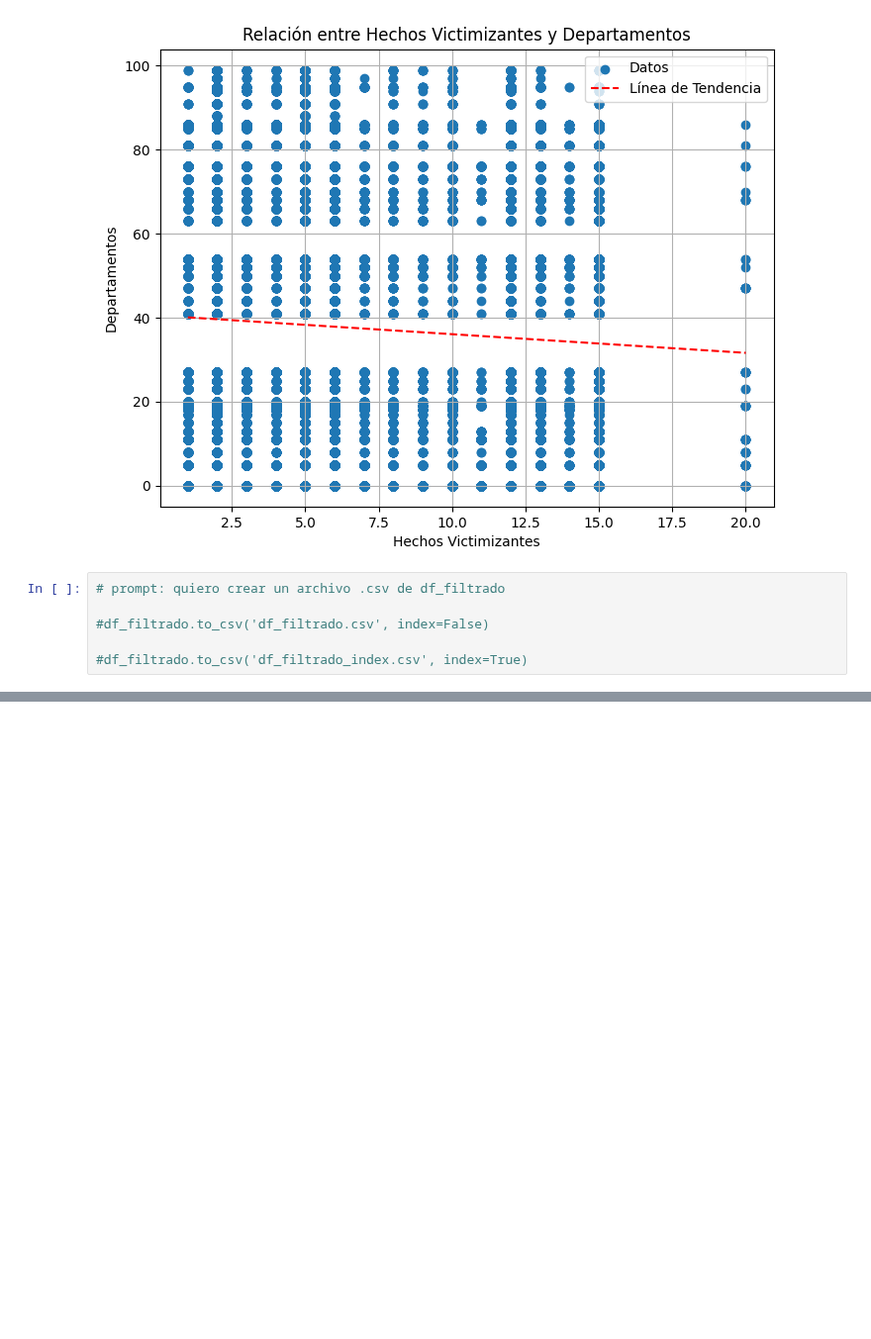
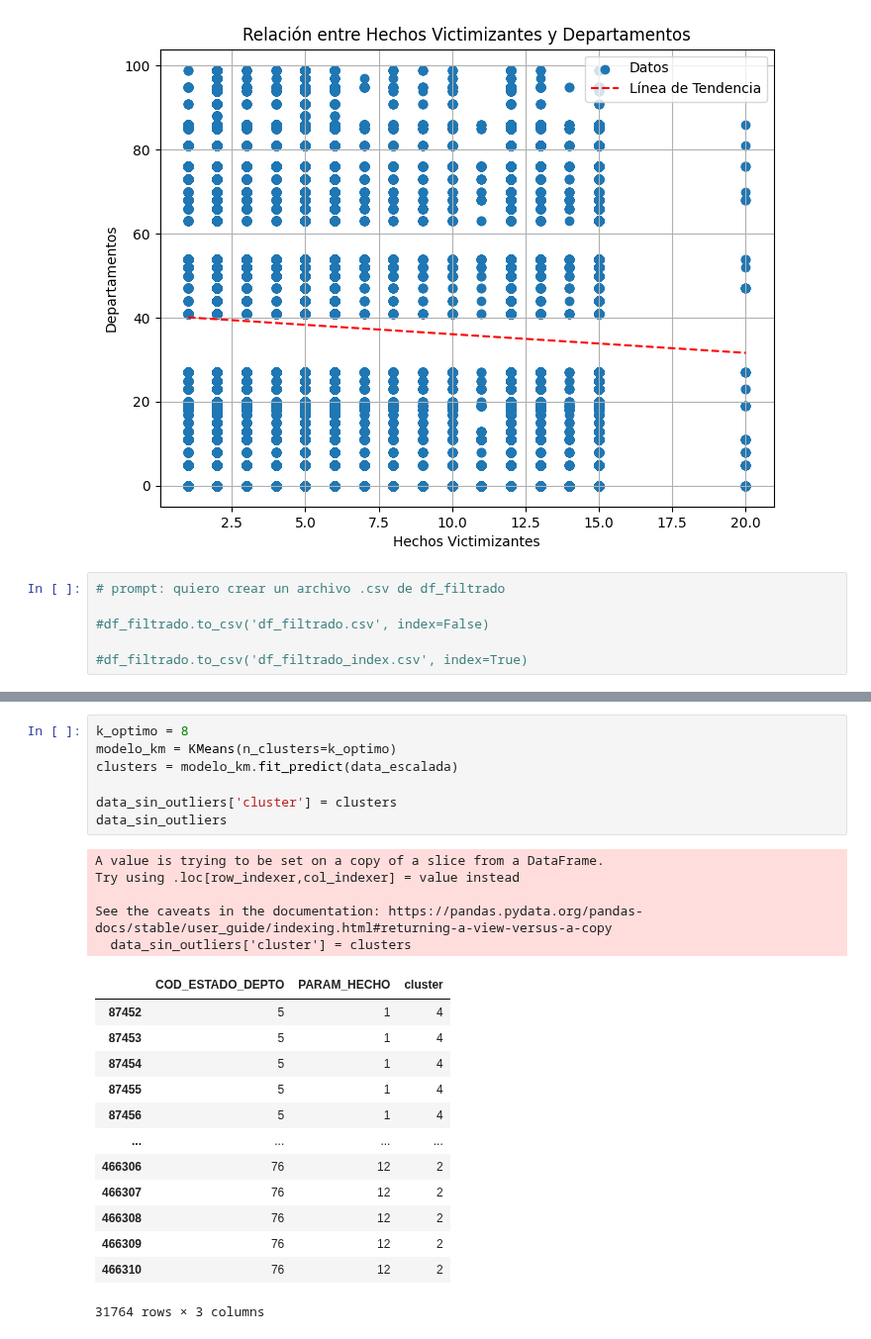
Before and after one commit to oviedokaren19/bc_G3_analisis_victimas, a Jupyter notebook: rama_nueva/sprint2.ipynb, the cells around one changed output, grey strips where cells are left out. Shown at 99% size. Drawn from its saved outputs; the diff is of its cells as text; blank space fills up the shorter version.

```diff
--- a/rama_nueva/sprint2.ipynb
+++ b/rama_nueva/sprint2.ipynb
@@ -424,0 +507,26 @@ NameError: name 'top_estados' is not defined
+# %%
+k_optimo = 8
+modelo_km = KMeans(n_clusters=k_optimo)
+clusters = modelo_km.fit_predict(data_escalada)
+
+data_sin_outliers['cluster'] = clusters
+data_sin_outliers
+# %% [output]
+A value is trying to be set on a copy of a slice from a DataFrame.
+Try using .loc[row_indexer,col_indexer] = value instead
+
+See the caveats in the documentation: https://pandas.pydata.org/pandas-docs/stable/user_guide/indexing.html#returning-a-view-versus-a-copy
+  data_sin_outliers['cluster'] = clusters
+|  | COD_ESTADO_DEPTO | PARAM_HECHO | cluster |
+| 87452 | 5 | 1 | 4 |
+| 87453 | 5 | 1 | 4 |
+| 87454 | 5 | 1 | 4 |
+| 87455 | 5 | 1 | 4 |
+| 87456 | 5 | 1 | 4 |
+| ... | ... | ... | ... |
+| 466306 | 76 | 12 | 2 |
+| 466307 | 76 | 12 | 2 |
+| 466308 | 76 | 12 | 2 |
+| 466309 | 76 | 12 | 2 |
+| 466310 | 76 | 12 | 2 |
+31764 rows × 3 columns
```
Also changed, not shown: parts of 11 cells of this notebook.
